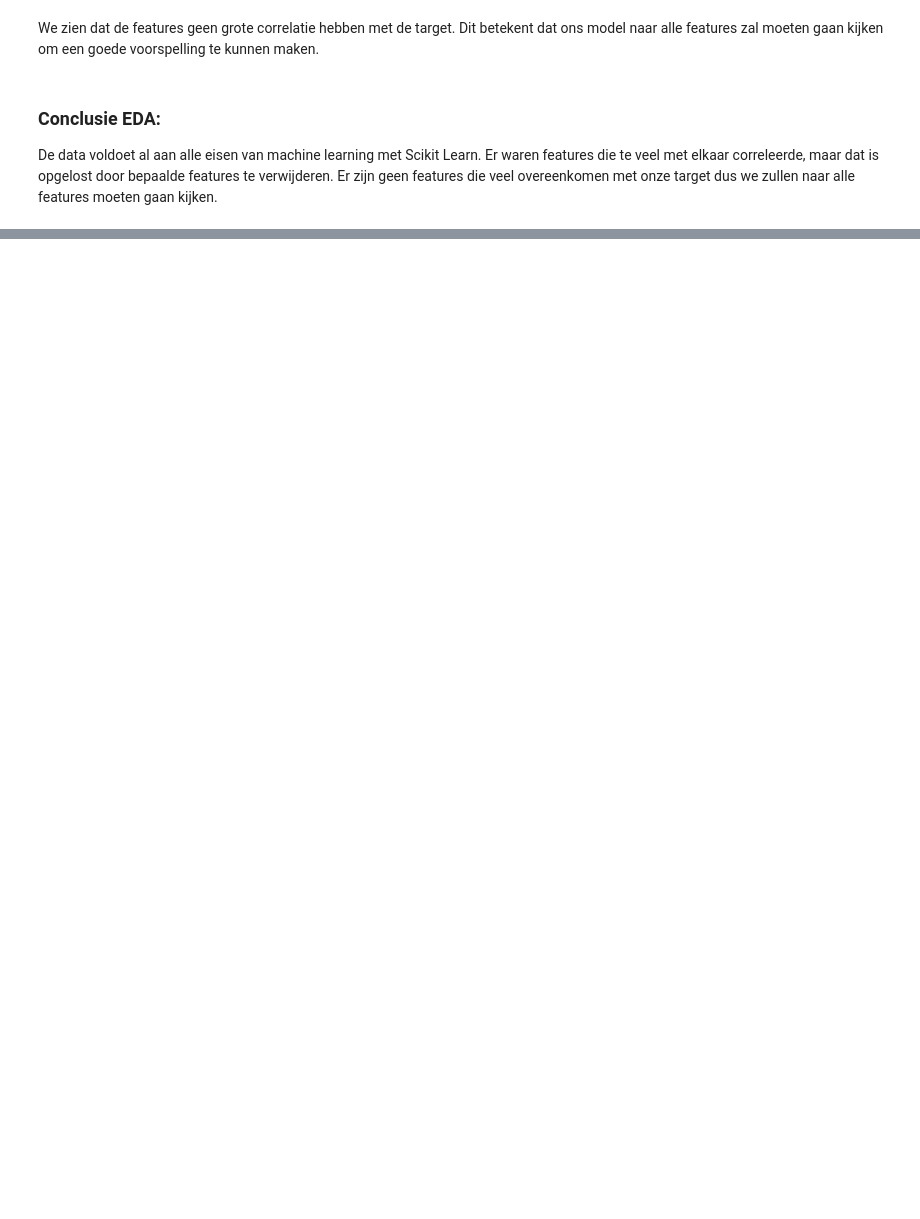
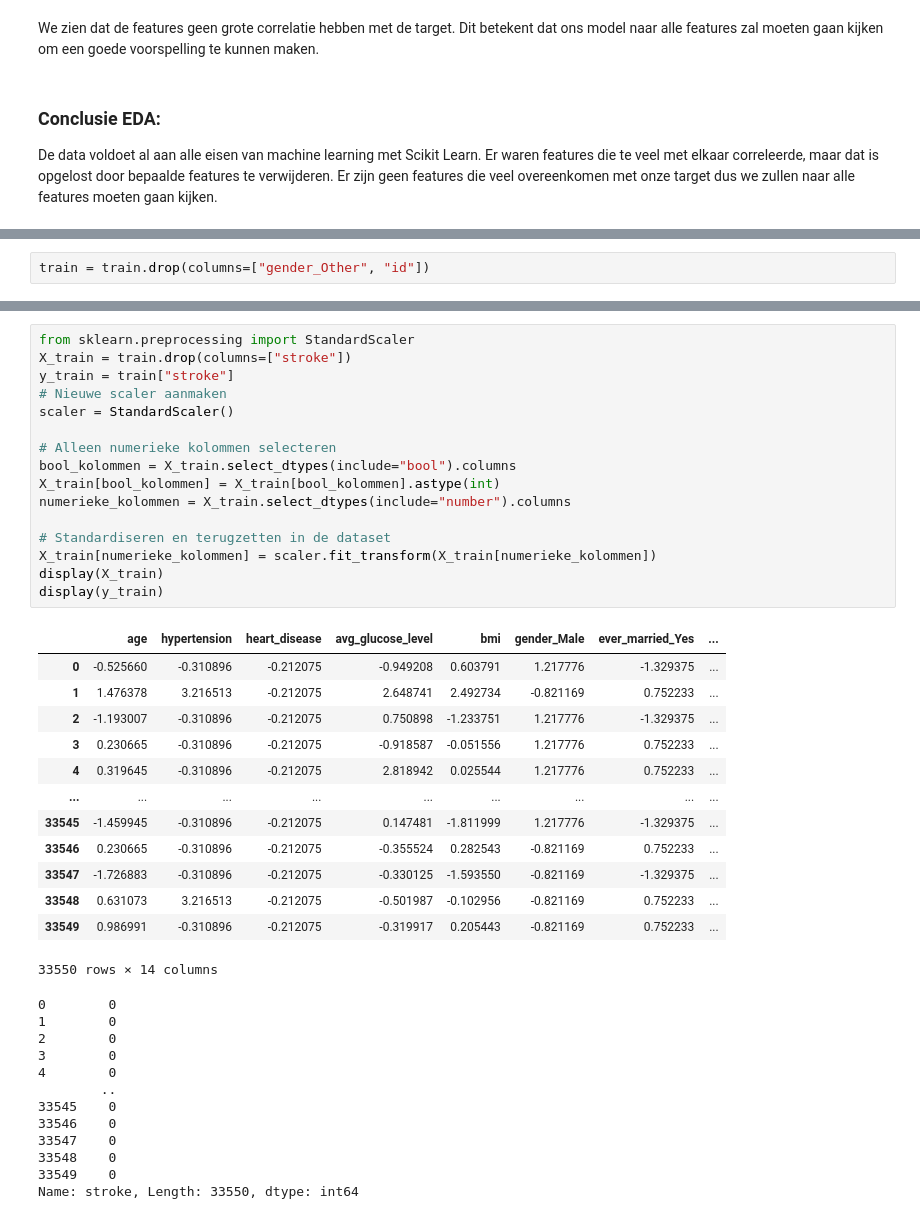
Before and after one commit to ikkekoe08/machine-learning, a Jupyter notebook: portfolio.ipynb, the cells around one changed output, grey strips where cells are left out. Drawn from its saved outputs; the diff is of its cells as text; blank space fills up the shorter version.

```diff
--- a/portfolio.ipynb
+++ b/portfolio.ipynb
@@ -164,0 +296,2 @@ De data voldoet al aan alle eisen van machine learning met Scikit Learn. Er ware
+# %%
+train = train.drop(columns=["gender_Other", "id"])
@@ -164,0 +304,42 @@ De data voldoet al aan alle eisen van machine learning met Scikit Learn. Er ware
+# %%
+from sklearn.preprocessing import StandardScaler
+X_train = train.drop(columns=["stroke"])
+y_train = train["stroke"]
+# Nieuwe scaler aanmaken
+scaler = StandardScaler()
+
+# Alleen numerieke kolommen selecteren
+bool_kolommen = X_train.select_dtypes(include="bool").columns
+X_train[bool_kolommen] = X_train[bool_kolommen].astype(int)
+numerieke_kolommen = X_train.select_dtypes(include="number").columns
+
+# Standardiseren en terugzetten in de dataset
+X_train[numerieke_kolommen] = scaler.fit_transform(X_train[numerieke_kolommen])
+display(X_train)
+display(y_train)
+# %% [output]
+|  | age | hypertension | heart_disease | avg_glucose_level | bmi | gender_Male | ever_married_Yes | ... |
+| 0 | -0.525660 | -0.310896 | -0.212075 | -0.949208 | 0.603791 | 1.217776 | -1.329375 | ... |
+| 1 | 1.476378 | 3.216513 | -0.212075 | 2.648741 | 2.492734 | -0.821169 | 0.752233 | ... |
+| 2 | -1.193007 | -0.310896 | -0.212075 | 0.750898 | -1.233751 | 1.217776 | -1.329375 | ... |
+| 3 | 0.230665 | -0.310896 | -0.212075 | -0.918587 | -0.051556 | 1.217776 | 0.752233 | ... |
+| 4 | 0.319645 | -0.310896 | -0.212075 | 2.818942 | 0.025544 | 1.217776 | 0.752233 | ... |
+| ... | ... | ... | ... | ... | ... | ... | ... | ... |
+| 33545 | -1.459945 | -0.310896 | -0.212075 | 0.147481 | -1.811999 | 1.217776 | -1.329375 | ... |
+| 33546 | 0.230665 | -0.310896 | -0.212075 | -0.355524 | 0.282543 | -0.821169 | 0.752233 | ... |
+| 33547 | -1.726883 | -0.310896 | -0.212075 | -0.330125 | -1.593550 | -0.821169 | -1.329375 | ... |
+| 33548 | 0.631073 | 3.216513 | -0.212075 | -0.501987 | -0.102956 | -0.821169 | 0.752233 | ... |
+| 33549 | 0.986991 | -0.310896 | -0.212075 | -0.319917 | 0.205443 | -0.821169 | 0.752233 | ... |
+33550 rows × 14 columns
+0        0
+1        0
+2        0
+3        0
+4        0
+        ..
+33545    0
+33546    0
+33547    0
+33548    0
+33549    0
+Name: stroke, Length: 33550, dtype: int64
```
Also changed, not shown: parts of 14 cells of this notebook.
